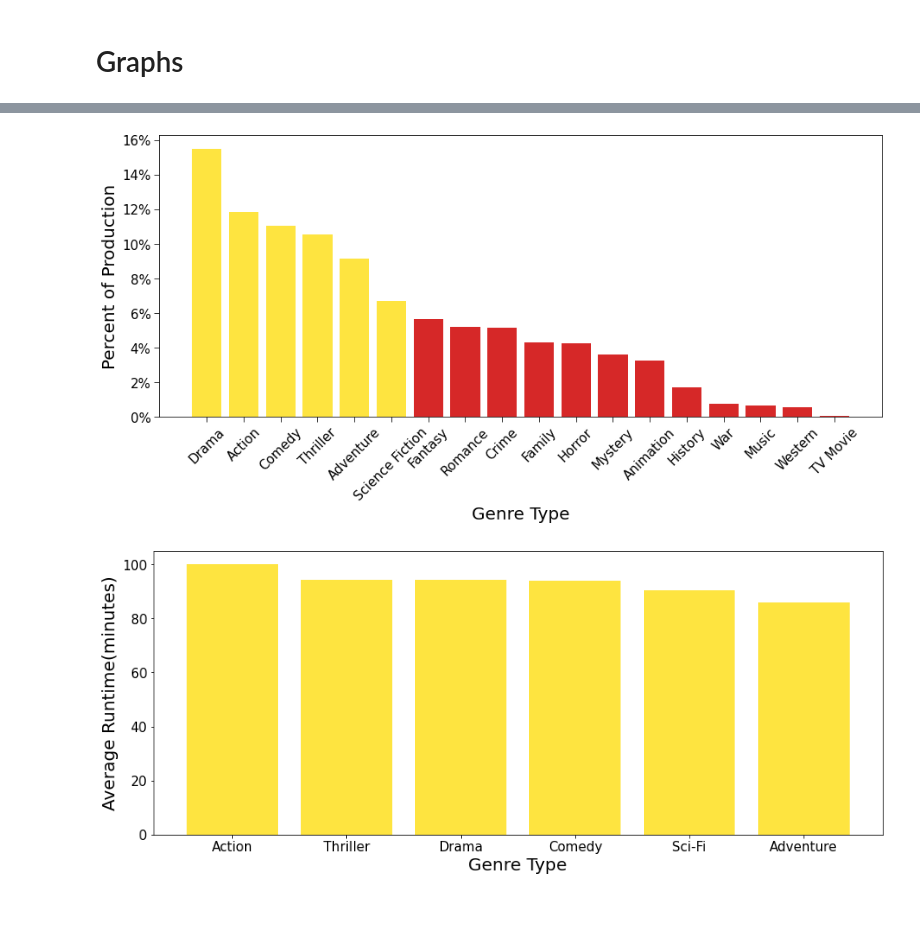
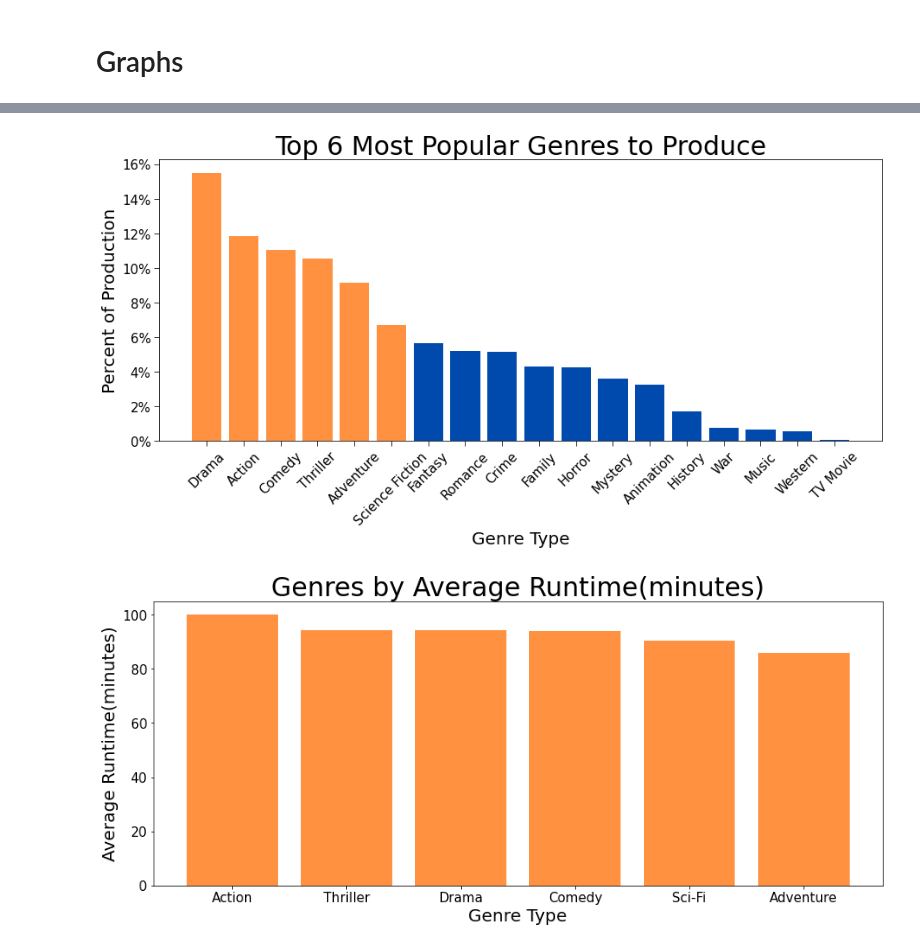
Before and after one commit to Co-nn/Movie-Analysis-Project, a Jupyter notebook: Main.ipynb, the cells around one changed output, grey strips where cells are left out. Saved outputs shown, nothing was run; the diff lists cells and outputs as text; code cells hidden in the pictures; blank space fills up the shorter version.

```diff
--- a/Main.ipynb
+++ b/Main.ipynb
@@ -205,24 +205,24 @@ plt.savefig("Graphs/Average_Budget_Cost_per_Genre.png", bbox_inches="tight")
 # %%
 fig, ax = plt.subplots(figsize = (15, 6))
 palette = plt.get_cmap('Set1')
-ax.bar(top_6['genre_ids'], top_6['percent'], color = ["#fee440" if percent > 6 else '#D62828' for percent in top_6['percent']])
-# ax.set_title("Top 6 Most Popular Genres to Produce", fontsize = 30)
+ax.bar(top_6['genre_ids'], top_6['percent'], color = ['#ff9140' if percent > 6 else "#004aad" for percent in top_6['percent']])
+ax.set_title("Top 6 Most Popular Genres to Produce", fontsize = 30)
 ax.set_ylabel("Percent of Production", fontsize = 20)
 ax.set_xlabel("Genre Type", fontsize = 20)
 ax.tick_params(length = 6, which = ('both'))
 plt.xticks(rotation = 45, fontsize=15)
 plt.yticks(fontsize=15)
 # ax.set_yticklabels(PV, minor = False)
 ax.yaxis.set_major_formatter(StrMethodFormatter('{x:.0f}%'))
 plt.savefig("Graphs/Top_6_Most_Popular_Genres_to_Produce.png", bbox_inches="tight")
 plt.show()
 # %% [output]
-[figure, old version]
+[figure, new version]
 # %%
 fig, ax = plt.subplots(figsize = (15, 6))
 palette = plt.get_cmap('Set1')
-ax.bar(top_6_avg_runtimes['genres'], top_6_avg_runtimes['runtime_minutes'], color = "#fee440")
-# ax.set_title("Genres by Average Runtime(minutes)", fontsize=30)
+ax.bar(top_6_avg_runtimes['genres'], top_6_avg_runtimes['runtime_minutes'], color = '#ff9140')
+ax.set_title("Genres by Average Runtime(minutes)", fontsize=30)
 ax.set_ylabel("Average Runtime(minutes)", fontsize=20)
 ax.set_xlabel("Genre Type", fontsize=20)
 plt.xticks(fontsize=15)
@@ -230,7 +230,7 @@ plt.yticks(fontsize=15)
 plt.savefig("Graphs/Genres_by_Average_Runtime(minutes).png", bbox_inches="tight")
 plt.show()
 # %% [output]
-[figure, old version]
+[figure, new version]
 # %%
 fig, ax = plt.subplots(figsize=(15,6))
 palet =plt.get_cmap("Set1")
```
Also changed, not shown: parts of 4 cells of this notebook, 6 other files.
